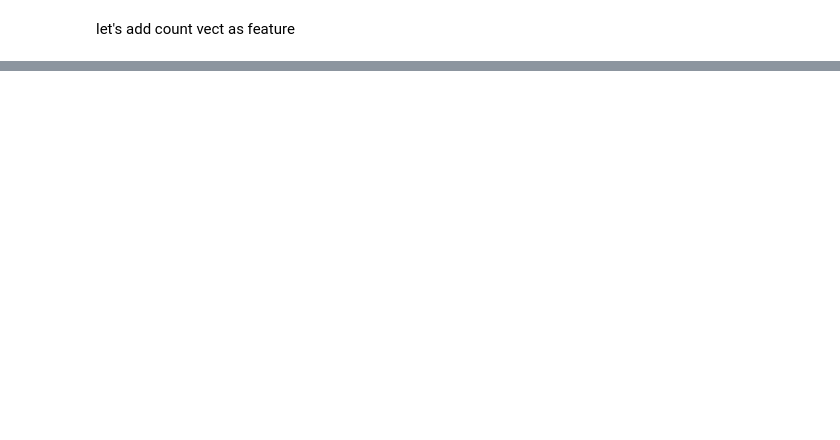
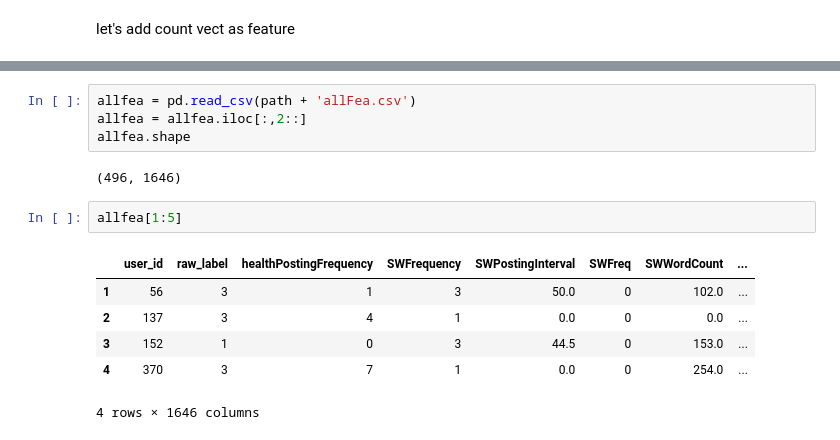
Before and after one commit to luciasalar/suicideDetection, a Jupyter notebook: ObserveFeatures.ipynb, the cells around one changed output, grey strips where cells are left out. Drawn from its saved outputs; the diff is of its cells as text; blank space fills up the shorter version.

```diff
--- a/ObserveFeatures.ipynb
+++ b/ObserveFeatures.ipynb
@@ -1178,0 +780,15 @@ MemoryError:
+# %%
+allfea = pd.read_csv(path + 'allFea.csv')
+allfea = allfea.iloc[:,2::]
+allfea.shape
+# %% [output]
+(496, 1646)
+# %%
+allfea[1:5]
+# %% [output]
+|  | user_id | raw_label | healthPostingFrequency | SWFrequency | SWPostingInterval | SWFreq | SWWordCount | ... |
+| 1 | 56 | 3 | 1 | 3 | 50.0 | 0 | 102.0 | ... |
+| 2 | 137 | 3 | 4 | 1 | 0.0 | 0 | 0.0 | ... |
+| 3 | 152 | 1 | 0 | 3 | 44.5 | 0 | 153.0 | ... |
+| 4 | 370 | 3 | 7 | 1 | 0.0 | 0 | 254.0 | ... |
+4 rows × 1646 columns
```
Also changed, not shown: parts of 53 cells of this notebook.
